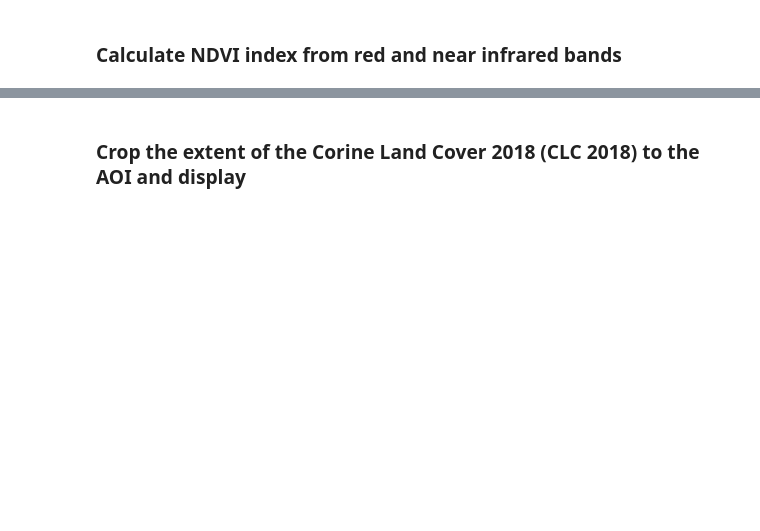
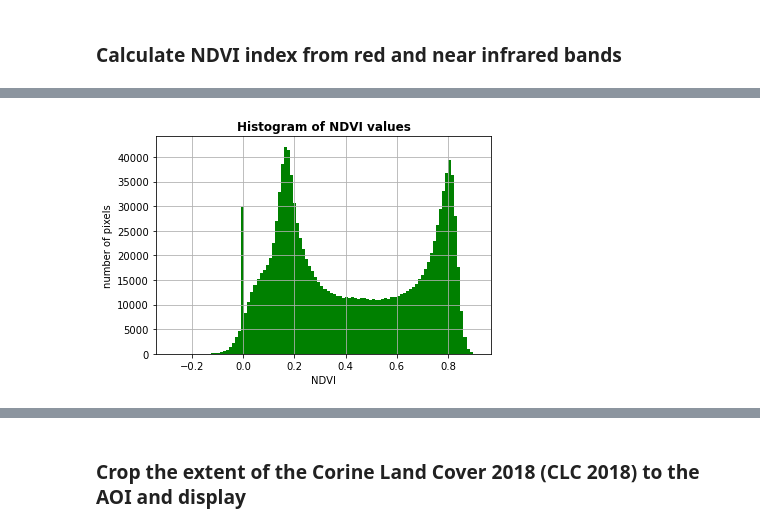
Before and after one commit to wekeo/DEFUNCT-wekeo-jupyter-lab, a Jupyter notebook: land/NDVI_S2-processing.ipynb, the cells around one changed output, grey strips where cells are left out. Saved outputs shown, nothing was run; the diff lists cells and outputs as text; code cells hidden in the pictures; blank space fills up the shorter version.

```diff
--- a/land/NDVI_S2-processing.ipynb
+++ b/land/NDVI_S2-processing.ipynb
@@ -123,0 +164,8 @@ show_hist(ndvi_aoi, bins=100, masked=False, title='Histogram', ax=None, label='N
+# %%
+fig, axhist = plt.subplots(1,1)
+show_hist(ndvi_aoi, bins=100, masked=False, title='Histogram of NDVI values', facecolor = 'g', ax =axhist)
+axhist.set_xlabel('NDVI')
+axhist.set_ylabel('number of pixels')
+plt.gca().get_legend().remove()
+# %% [output]
+[figure, added]
```
Also changed, not shown: parts of 77 cells of this notebook, 1 other file.
